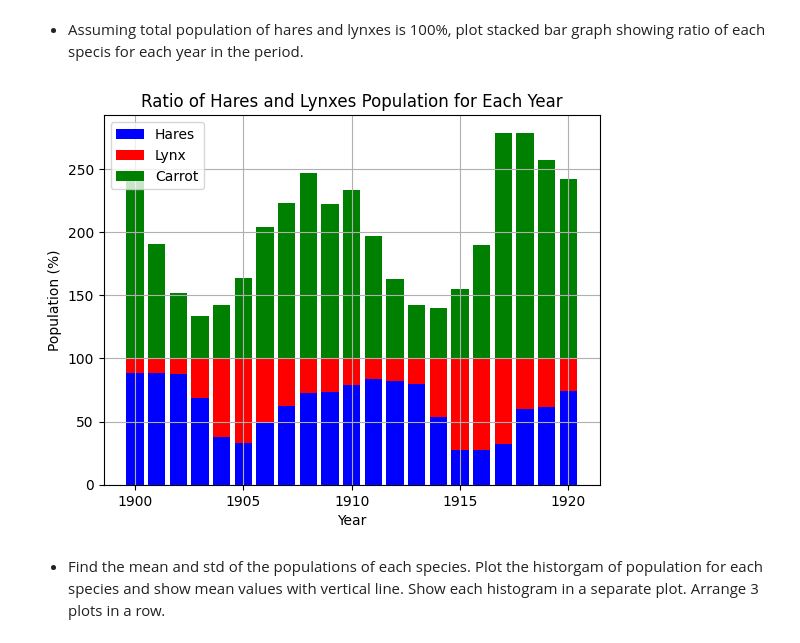
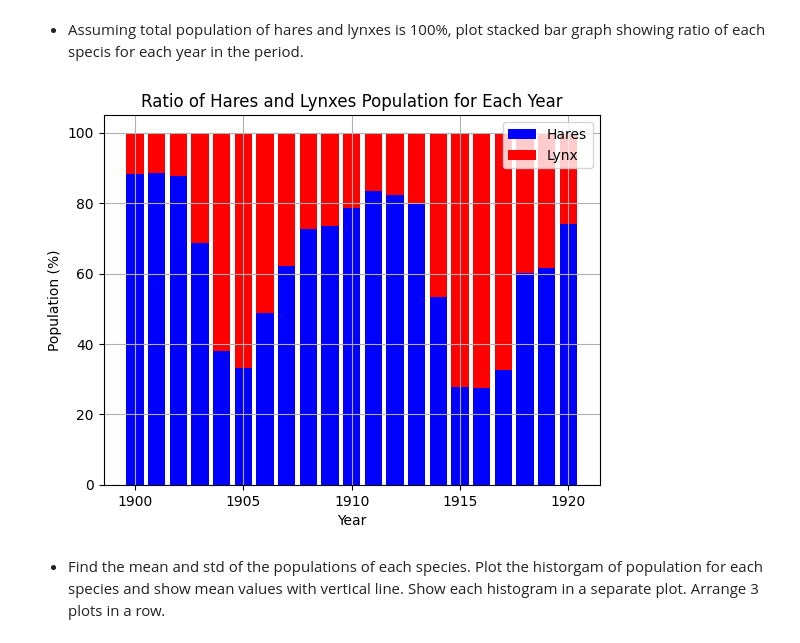
Before and after one commit to Ma-sh-a/Statprak, a Jupyter notebook: hw2/2. numpy+matplotlib-2.ipynb, the cells around one changed output. Saved outputs shown, nothing was run; the diff lists cells and outputs as text; code cells hidden in the pictures.

```diff
--- a/hw2/2. numpy+matplotlib-2.ipynb
+++ b/hw2/2. numpy+matplotlib-2.ipynb
@@ -920,33 +920,33 @@ find(species, years, populations)
 # %%
 import matplotlib.pyplot as plt
 import pandas as pd
 
 def plot_stacked_bar(data):
     years = data['Year']
     hare_ratio = data['Hare'] / (data['Hare'] + data['Lynx']) * 100
     lynx_ratio = data['Lynx'] / (data['Hare'] + data['Lynx']) * 100
-    carrot_ratio = data['Carrot'] / (data['Hare'] + data['Lynx']) * 100
+    #carrot_ratio = data['Carrot'] / (data['Hare'] + data['Lynx']) * 100
 
     plt.bar(years, hare_ratio, label='Hares', color='b')
     plt.bar(years, lynx_ratio, bottom=hare_ratio, label='Lynx', color='r')
-    plt.bar(years, carrot_ratio ,bottom=hare_ratio+lynx_ratio, label='Carrot', color='g')
+    #plt.bar(years, carrot_ratio ,bottom=hare_ratio+lynx_ratio, label='Carrot', color='g')
 
     plt.xlabel('Year')
     plt.ylabel('Population (%)')
     plt.title('Ratio of Hares and Lynxes Population for Each Year')
     plt.legend()
     plt.grid(True)
     plt.show()
 
 population_data = {'Year': [1900, 1901, 1902, 1903, 1904, 1905, 1906, 1907, 1908, 1909, 1910, 1911, 1912, 1913, 1914, 1915, 1916, 1917, 1918, 1919, 1920],
                    'Hare': [30e3, 47.2e3, 70.2e3, 77.4e3, 36.3e3, 20.6e3, 18.1e3, 21.4e3, 22e3, 25.4e3, 27.1e3, 40.3e3, 57e3, 76.6e3, 52.3e3, 19.5e3, 11.2e3, 7.6e3, 14.6e3, 16.2e3, 24.7e3],
                    'Lynx': [4e3, 6.1e3, 9.8e3, 35.2e3, 59.4e3, 41.7e3, 19e3, 13e3, 8.3e3, 9.1e3, 7.4e3, 8e3, 12.3e3, 19.5e3, 45.7e3, 51.1e3, 29.7e3, 15.8e3, 9.7e3, 10.1e3, 8.6e3],
                    'Carrot': [48300, 48200, 41500, 38200, 40600, 39800, 38600, 42300, 44500, 42100, 46000, 46800, 43800, 40900, 39400, 39000, 36700, 41800, 43300, 41300, 47300]}
 
 df = pd.DataFrame(population_data)
 plot_stacked_bar(df)
 # %% [output]
-[figure, old version]
+[figure, new version]
 # %% [markdown]
 - Find the mean and std of the populations of each species. Plot the historgam of population for each species and show mean values with vertical line. Show each histogram in a separate plot. Arrange 3 plots in a row.
 # %%
```
